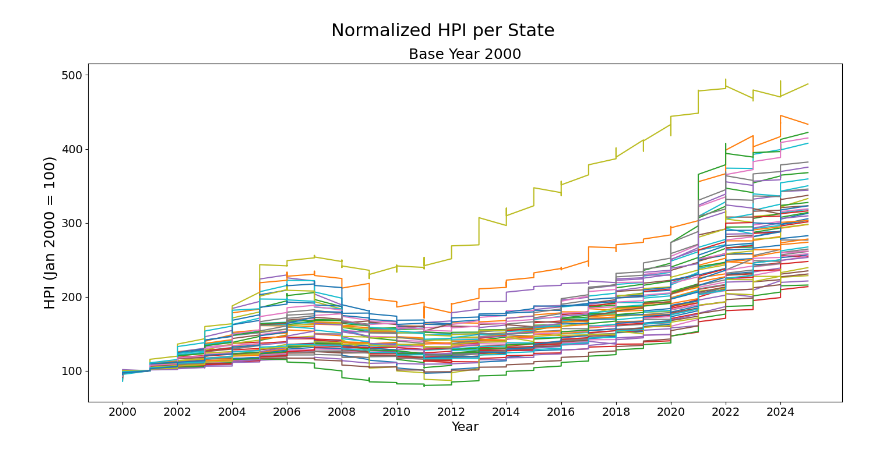
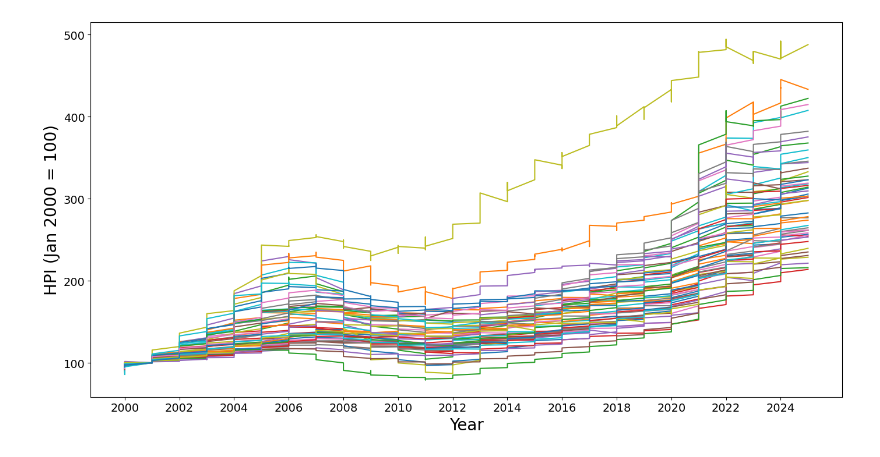
Before and after one commit to SeanVilloresi/freddie-data, a Jupyter notebook: Charts.ipynb, the cells around one changed output. Saved outputs shown, nothing was run; the diff lists cells and outputs as text; code cells hidden in the pictures.

Commit message:
Updating default data and charts

```diff
--- a/Charts.ipynb
+++ b/Charts.ipynb
@@ -38,35 +38,35 @@ def normalize(row):
 
 # Apply normalization
 df['Normalized_HPI'] = df.apply(normalize, axis=1)
 
 # Extract year for plotting
 df['Year'] = df['YearMonth'] // 100
 
 # Plotting
 fig, ax = plt.subplots(figsize=(14, 8))
 for state in states:
     state_df = df[df['State'] == state]
     if state_df['Normalized_HPI'].notnull().any():
         ax.plot(state_df['Year'], state_df['Normalized_HPI'], label=state)
 
-fig.suptitle('Normalized HPI per State', fontsize=22, y=0.93)
+#fig.suptitle('Normalized HPI per State', fontsize=22, y=0.93)
 
-ax.set_title('Base Year 2000', fontsize=18)
+#ax.set_title('Base Year 2000', fontsize=18)
 
-ax.set_xlabel('Year', fontsize=16)
-ax.set_ylabel('HPI (Jan 2000 = 100)', fontsize=18)
+ax.set_xlabel('Year', fontsize=20)
+ax.set_ylabel('HPI (Jan 2000 = 100)', fontsize=20)
 
 # Customize x-ticks to show fewer years
 years_to_show = list(range(2000, 2026, 2))  # Show every 2 years
 ax.set_xticks(years_to_show)
 ax.set_xticklabels(years_to_show, fontsize=14)
 
 ax.tick_params(axis='y', labelsize=14)
 plt.tight_layout(rect=[0, 0.03, 1, 0.95])
 
 # Save the plot
 plt.savefig('Charts/StateHPIChart.png', dpi=300)
 
 plt.show()
 # %% [output]
-[figure, old version]
+[figure, new version]
```
Also changed, not shown: parts of 4 cells of this notebook, 9 other files.
